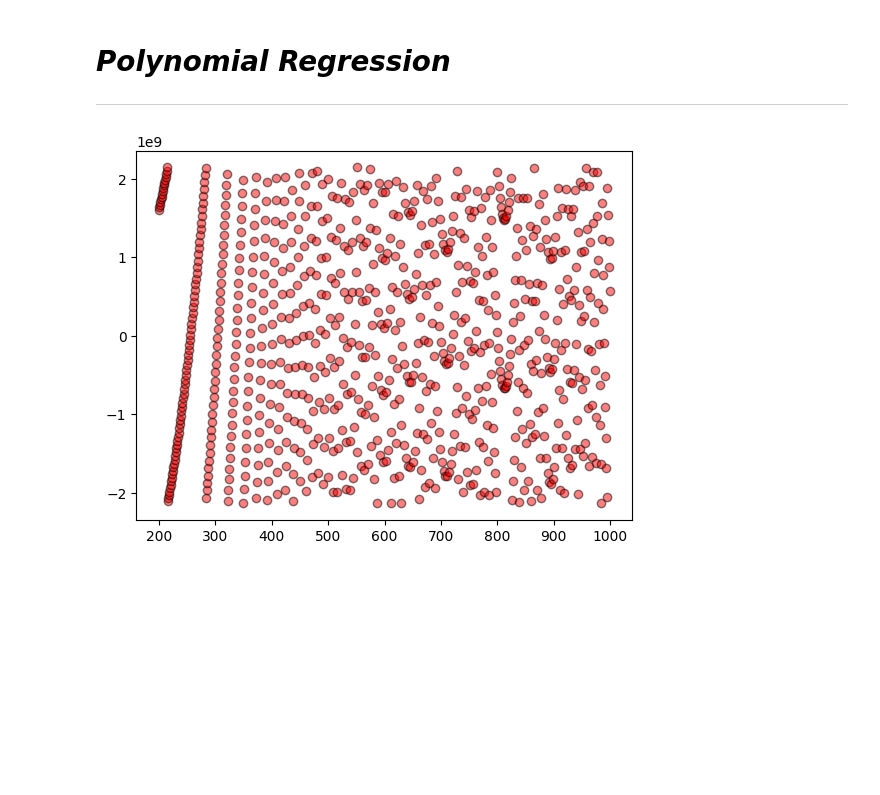
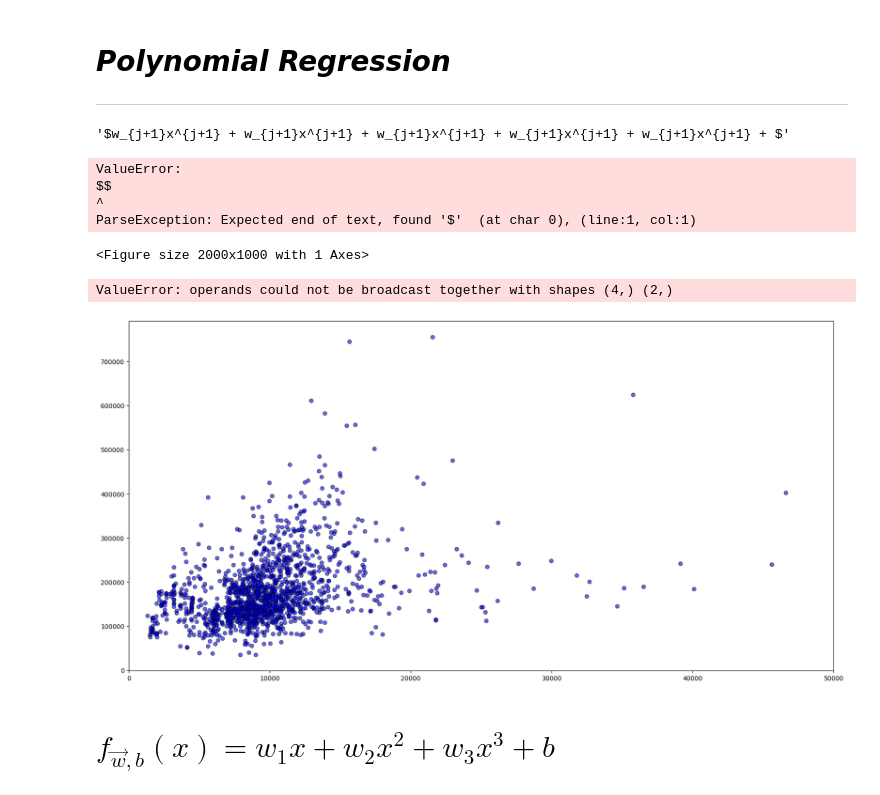
Before and after one commit to anoban/Supervised-Machine-Learning-Regression-and-Classification, a Jupyter notebook: anoban/Polynomial Regression.ipynb, the cells around one changed output. Drawn from its saved outputs; the diff is of its cells as text; code cells hidden in the pictures; blank space fills up the shorter version.

```diff
--- a/anoban/Polynomial Regression.ipynb
+++ b/anoban/Polynomial Regression.ipynb
@@ -12,8 +10,41 @@ price = np.square(area) + np.power(area, 3) + np.power(area, 4) - np.random.norm
+# %%
+'$' + "".join([f"w_{{j+1}}x^{{j+1}} + " for j in range(5)]) + '$'
+# %% [output]
+'$w_{j+1}x^{j+1} + w_{j+1}x^{j+1} + w_{j+1}x^{j+1} + w_{j+1}x^{j+1} + w_{j+1}x^{j+1} + $'
 # %%
 fig, axes = plt.subplots()
-axes.scatter(area, price, color = "red", alpha = 0.5, edgecolor = "black")
+fig.set_size_inches(20, 10)
+plt.rcParams["font.size"] = 16
+
+weights = np.array([3.645, 2.55, 1.45015, 0.03265, 0.000045], dtype = np.float32)
+x = np.arange(start = 100, stop = 400, step = 2.5)
+
+for i in range(weights.size):
+    y = np.zeros(shape = x.size)
+    for j in range(i):
+        y += weights[i] * np.power(x, j)
+    axes.scatter(x, y, color = "green", alpha = 0.5, edgecolor = "black", label = '$' + "".join([f"w_{j+1}x^{j+1} + " for j in range(i)]) + '$')
+axes.legend()
+axes.set_ylabel(r"$Sales~price~(\$)$")
+axes.set_xlabel(r"$Area~(m^2)$")
 plt.show()
 # %% [output]
-[figure, removed]
+ValueError:
+$$
+^
+ParseException: Expected end of text, found '$'  (at char 0), (line:1, col:1)
+<Figure size 2000x1000 with 1 Axes>
+# %%
+np.array([0, 1, 2, 3]) * np.array([2, 3])
+# %% [output]
+ValueError: operands could not be broadcast together with shapes (4,) (2,)
 # %%
-#
+ames = pd.read_csv(r"./ames_house_prices.csv", na_values = '?', index_col = 0).reset_index().drop("Id", axis = 1)
+# %%
+fig, axes = plt.subplots()
+fig.set_size_inches(20, 10)
+axes.set_xlim(0, 50_000) # ignore the outliers
+axes.scatter(ames.LotArea, ames.SalePrice, color = "blue", edgecolor = "black", alpha = 0.6)
+plt.show()
+# %% [output]
+[figure, added]
@@ -19,0 +53,2 @@ plt.show()
+# %% [markdown]
+# ___$f_{\overrightarrow{w}, b}(x) = w_1x + w_2x^2 + w_3x^3 + b$___
```
Also changed, not shown: parts of 4 cells of this notebook, 2 other files.
